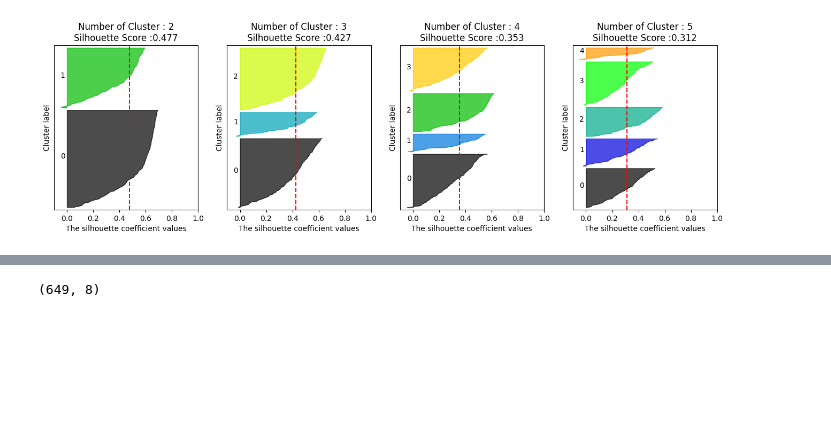
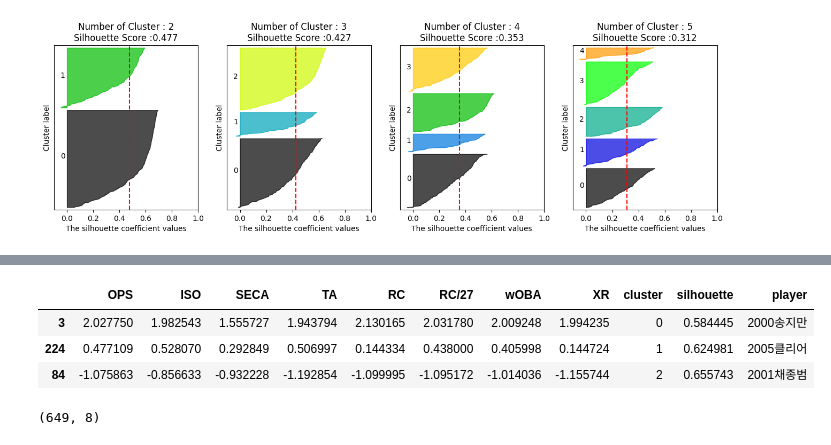
Before and after one commit to jiminxchris/pythonmlproject20260424, a Jupyter notebook: 06_군집_baseball_player_clustering.ipynb, the cells around one changed output, grey strips where cells are left out. Drawn from its saved outputs; the diff is of its cells as text; code cells hidden in the pictures; blank space fills up the shorter version.

```diff
--- a/06_군집_baseball_player_clustering.ipynb
+++ b/06_군집_baseball_player_clustering.ipynb
@@ -261,5 +337,14 @@ df.loc[df['silhouette']<0]
+# %%
+df['player'] = y
 # %%
-# 클러스터 별 중심 player
+#TODO: 클러스터 별 중심 player
+max_idx = df.groupby('cluster')['silhouette'].idxmax()
+df.loc[max_idx]
+# %% [output]
+|  | OPS | ISO | SECA | TA | RC | RC/27 | wOBA | XR | cluster | silhouette | player |
+| 3 | 2.027750 | 1.982543 | 1.555727 | 1.943794 | 2.130165 | 2.031780 | 2.009248 | 1.994235 | 0 | 0.584445 | 2000송지만 |
+| 224 | 0.477109 | 0.528070 | 0.292849 | 0.506997 | 0.144334 | 0.438000 | 0.405998 | 0.144724 | 1 | 0.624981 | 2005클리어 |
+| 84 | -1.075863 | -0.856633 | -0.932228 | -1.192854 | -1.099995 | -1.095172 | -1.014036 | -1.155744 | 2 | 0.655743 | 2001채종범 |
 # %%
 # 전체 주성분 계산
 
```
Also changed, not shown: parts of 9 cells of this notebook.
